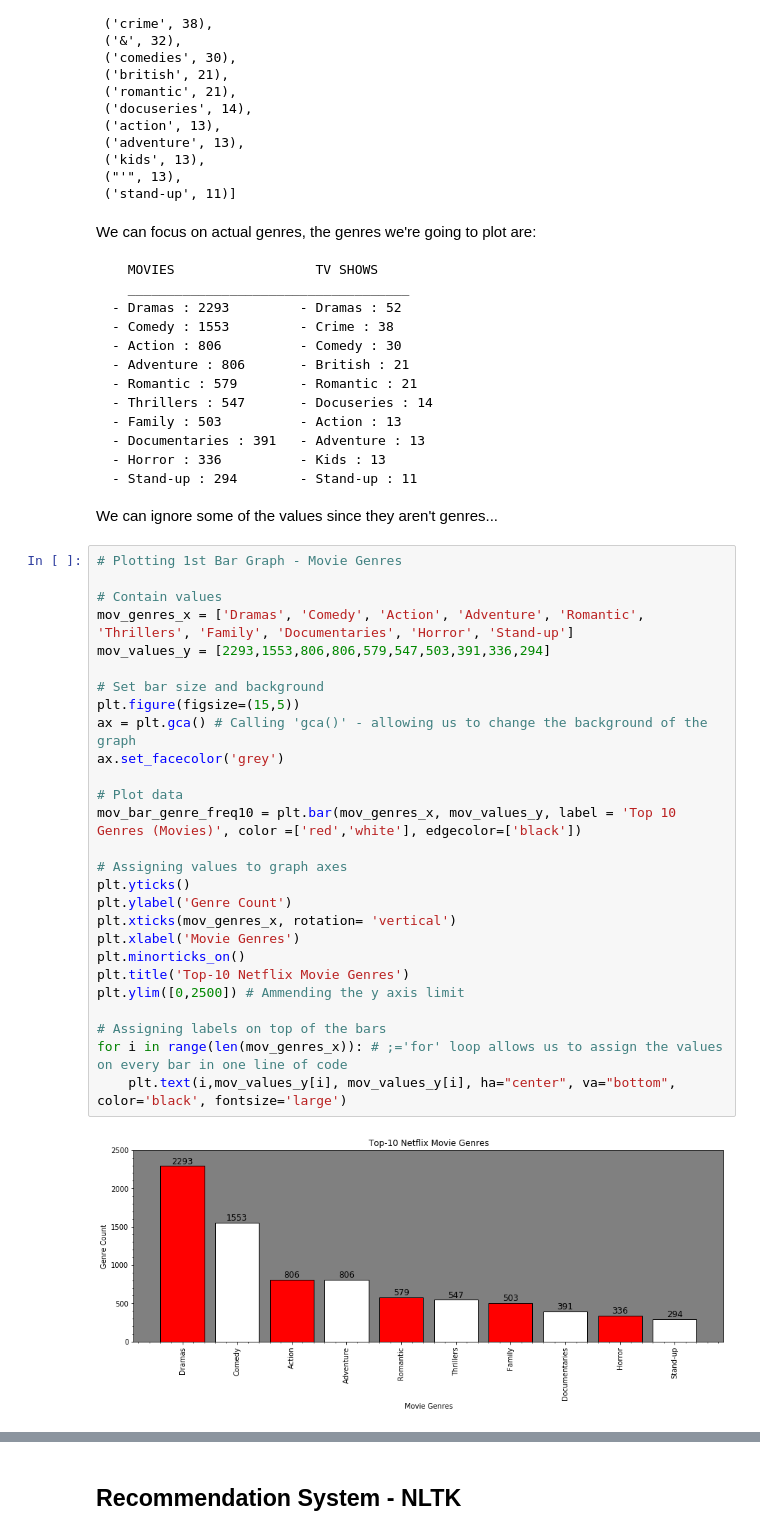
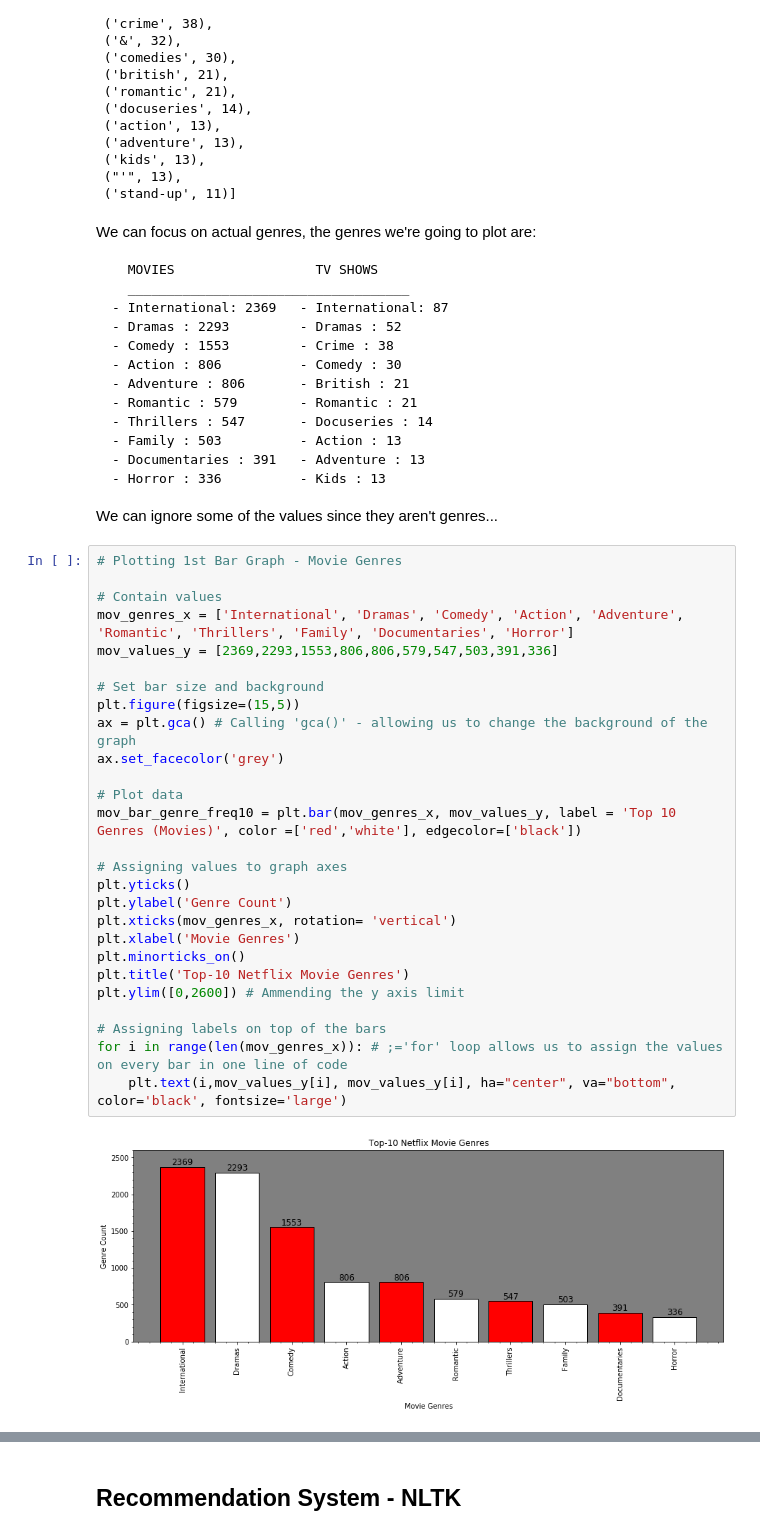
Before and after one commit to SunpreetSChahal/Netflix_EDA-ML, a Jupyter notebook: Netflix Data - EDA and ML Practice.ipynb, the cells around one changed output, grey strips where cells are left out. Cells and saved outputs as stored; diff of their text form.

```diff
--- a/Netflix Data - EDA and ML Practice.ipynb
+++ b/Netflix Data - EDA and ML Practice.ipynb
@@ -307,6 +352,7 @@ We can focus on actual genres, the genres we're going to plot are:
 
       MOVIES                  TV SHOWS
       ____________________________________
+    - International: 2369   - International: 87
     - Dramas : 2293         - Dramas : 52
     - Comedy : 1553         - Crime : 38
     - Action : 806          - Comedy : 30
@@ -316,38 +362,37 @@ We can focus on actual genres, the genres we're going to plot are:
     - Family : 503          - Action : 13
     - Documentaries : 391   - Adventure : 13
     - Horror : 336          - Kids : 13
-    - Stand-up : 294        - Stand-up : 11
 
 We can ignore some of the values since they aren't genres...
 # %%
 # Plotting 1st Bar Graph - Movie Genres
 
 # Contain values
-mov_genres_x = ['Dramas', 'Comedy', 'Action', 'Adventure', 'Romantic', 'Thrillers', 'Family', 'Documentaries', 'Horror', 'Stand-up']
-mov_values_y = [2293,1553,806,806,579,547,503,391,336,294]
+mov_genres_x = ['International', 'Dramas', 'Comedy', 'Action', 'Adventure', 'Romantic', 'Thrillers', 'Family', 'Documentaries', 'Horror']
+mov_values_y = [2369,2293,1553,806,806,579,547,503,391,336]
 
 # Set bar size and background
 plt.figure(figsize=(15,5))
 ax = plt.gca() # Calling 'gca()' - allowing us to change the background of the graph
 ax.set_facecolor('grey')
 
 # Plot data
 mov_bar_genre_freq10 = plt.bar(mov_genres_x, mov_values_y, label = 'Top 10 Genres (Movies)', color =['red','white'], edgecolor=['black'])
 
 # Assigning values to graph axes
 plt.yticks()
 plt.ylabel('Genre Count')
 plt.xticks(mov_genres_x, rotation= 'vertical')
 plt.xlabel('Movie Genres')
 plt.minorticks_on()
 plt.title('Top-10 Netflix Movie Genres')
-plt.ylim([0,2500]) # Ammending the y axis limit
+plt.ylim([0,2600]) # Ammending the y axis limit
 
 # Assigning labels on top of the bars
 for i in range(len(mov_genres_x)): # ;='for' loop allows us to assign the values on every bar in one line of code
     plt.text(i,mov_values_y[i], mov_values_y[i], ha="center", va="bottom", color='black', fontsize='large')
 # %% [output]
-[figure, old version]
+[figure, new version]
 # %%
 # Plotting 2nd Bar Graph - TV Show Genres
 
```
Also changed, not shown: parts of 32 cells of this notebook.
